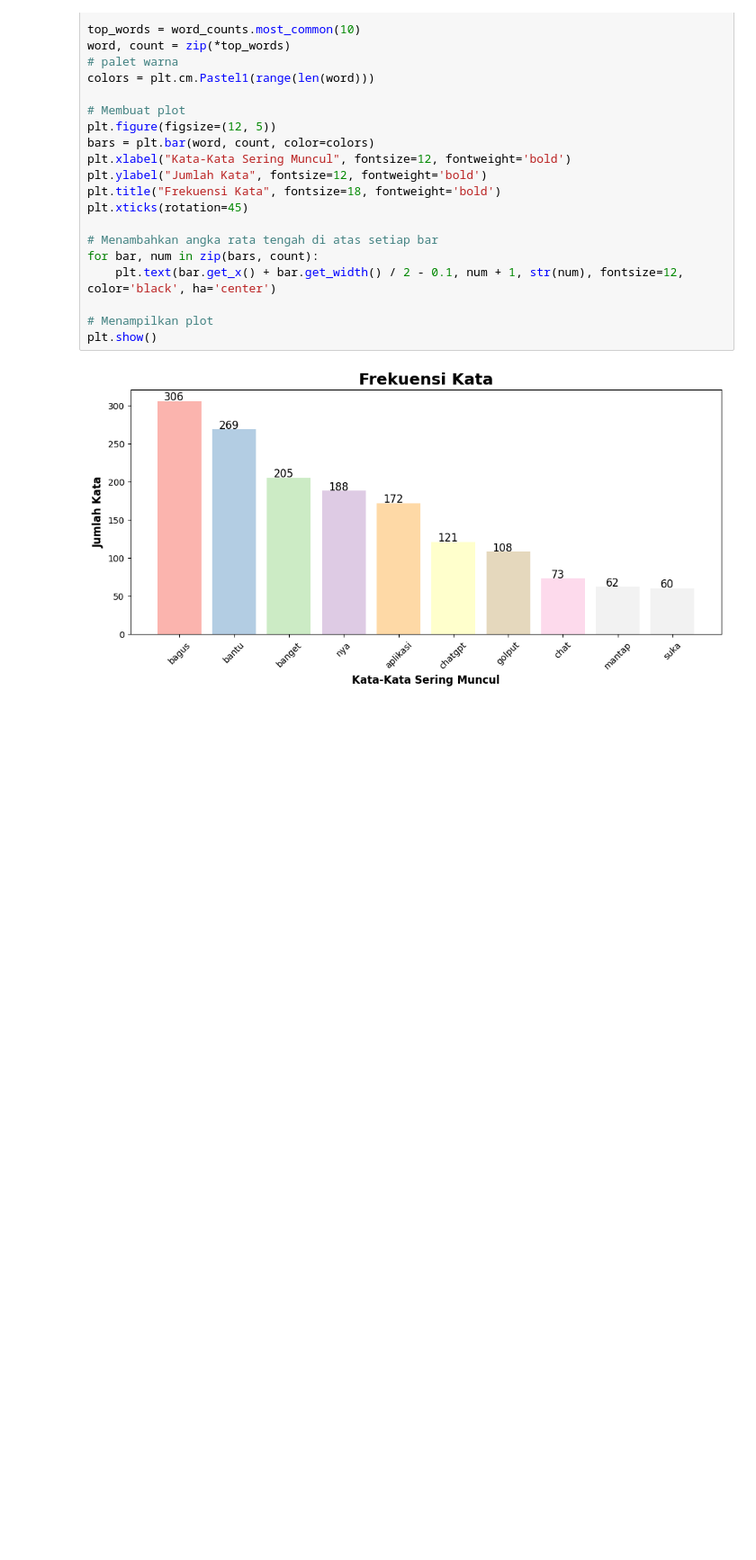
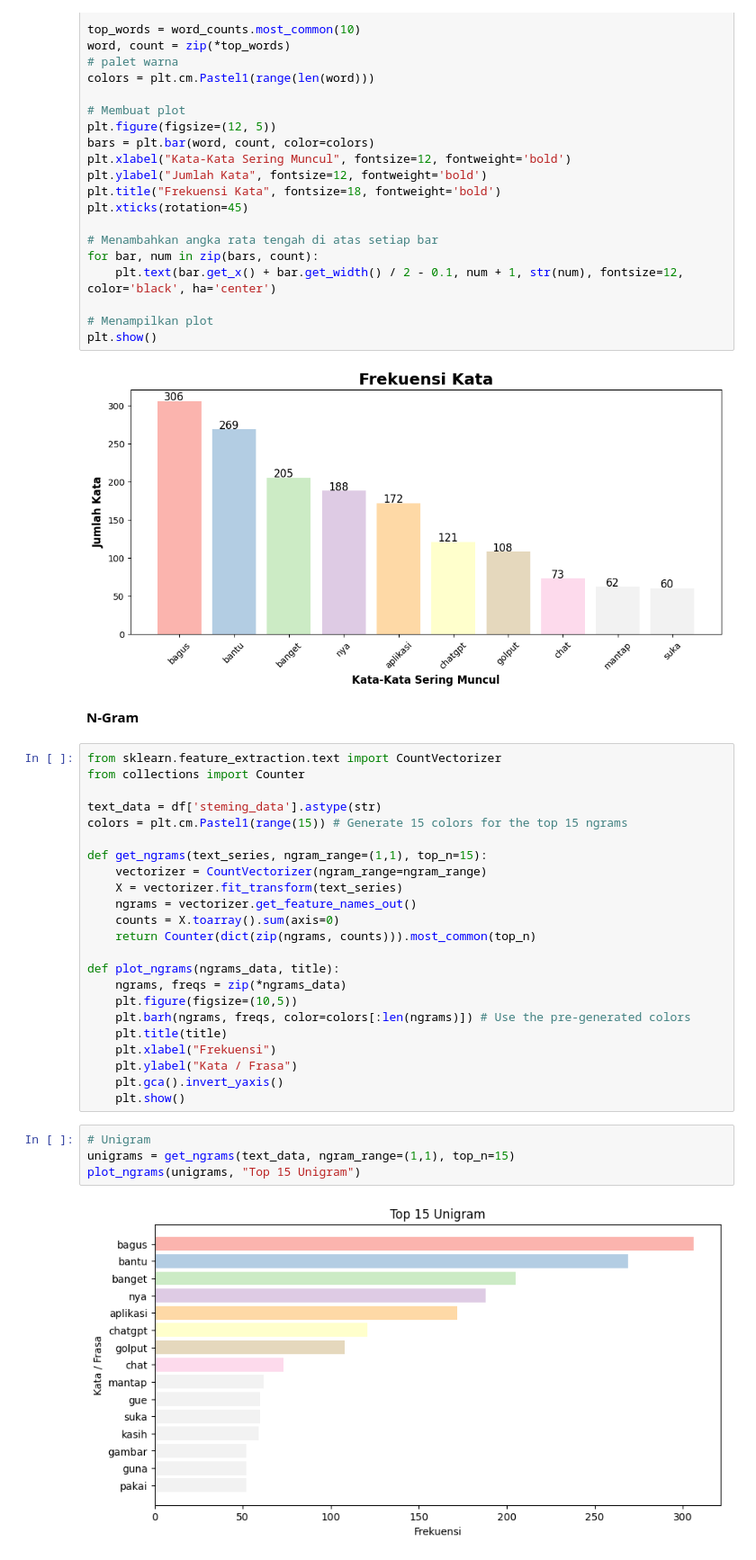
Before and after one commit to 8anisyamaura/Analisis_Ulasan_ChatGPT_App, a Jupyter notebook: CPMK-2/Preprocessing_Review_aplikasi_ChatGPT.ipynb, the cells around one changed output. Shown at 90% size. Cells and saved outputs as stored; diff of their text form; blank space fills up the shorter version.

```diff
--- a/CPMK-2/Preprocessing_Review_aplikasi_ChatGPT.ipynb
+++ b/CPMK-2/Preprocessing_Review_aplikasi_ChatGPT.ipynb
@@ -415,3 +415,34 @@ for bar, num in zip(bars, count):
 plt.show()
 # %% [output]
 [figure]
+# %% [markdown]
+**N-Gram**
+# %%
+from sklearn.feature_extraction.text import CountVectorizer
+from collections import Counter
+
+text_data = df['steming_data'].astype(str)
+colors = plt.cm.Pastel1(range(15)) # Generate 15 colors for the top 15 ngrams
+
+def get_ngrams(text_series, ngram_range=(1,1), top_n=15):
+    vectorizer = CountVectorizer(ngram_range=ngram_range)
+    X = vectorizer.fit_transform(text_series)
+    ngrams = vectorizer.get_feature_names_out()
+    counts = X.toarray().sum(axis=0)
+    return Counter(dict(zip(ngrams, counts))).most_common(top_n)
+
+def plot_ngrams(ngrams_data, title):
+    ngrams, freqs = zip(*ngrams_data)
+    plt.figure(figsize=(10,5))
+    plt.barh(ngrams, freqs, color=colors[:len(ngrams)]) # Use the pre-generated colors
+    plt.title(title)
+    plt.xlabel("Frekuensi")
+    plt.ylabel("Kata / Frasa")
+    plt.gca().invert_yaxis()
+    plt.show()
+# %%
+# Unigram
+unigrams = get_ngrams(text_data, ngram_range=(1,1), top_n=15)
+plot_ngrams(unigrams, "Top 15 Unigram")
+# %% [output]
+[figure, added]
```
Also changed, not shown: parts of 2 cells of this notebook.
